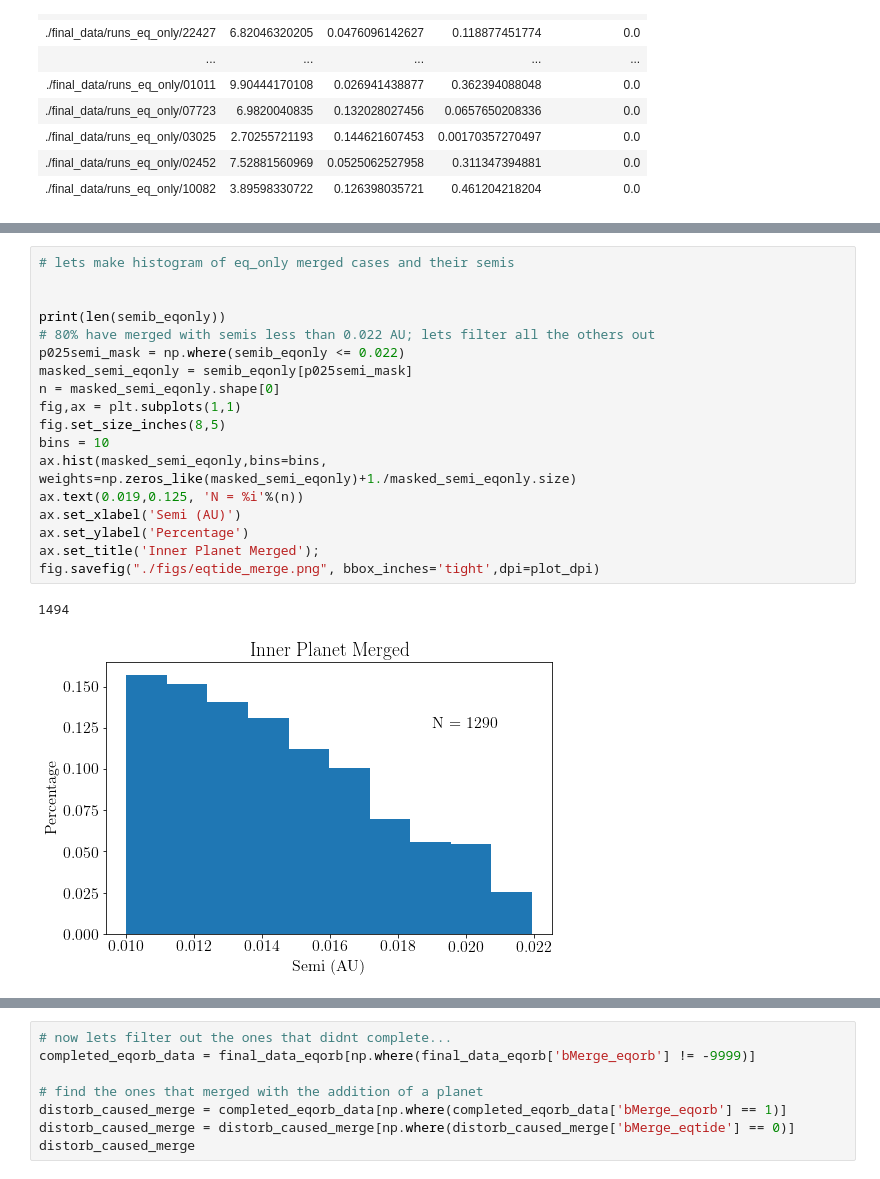
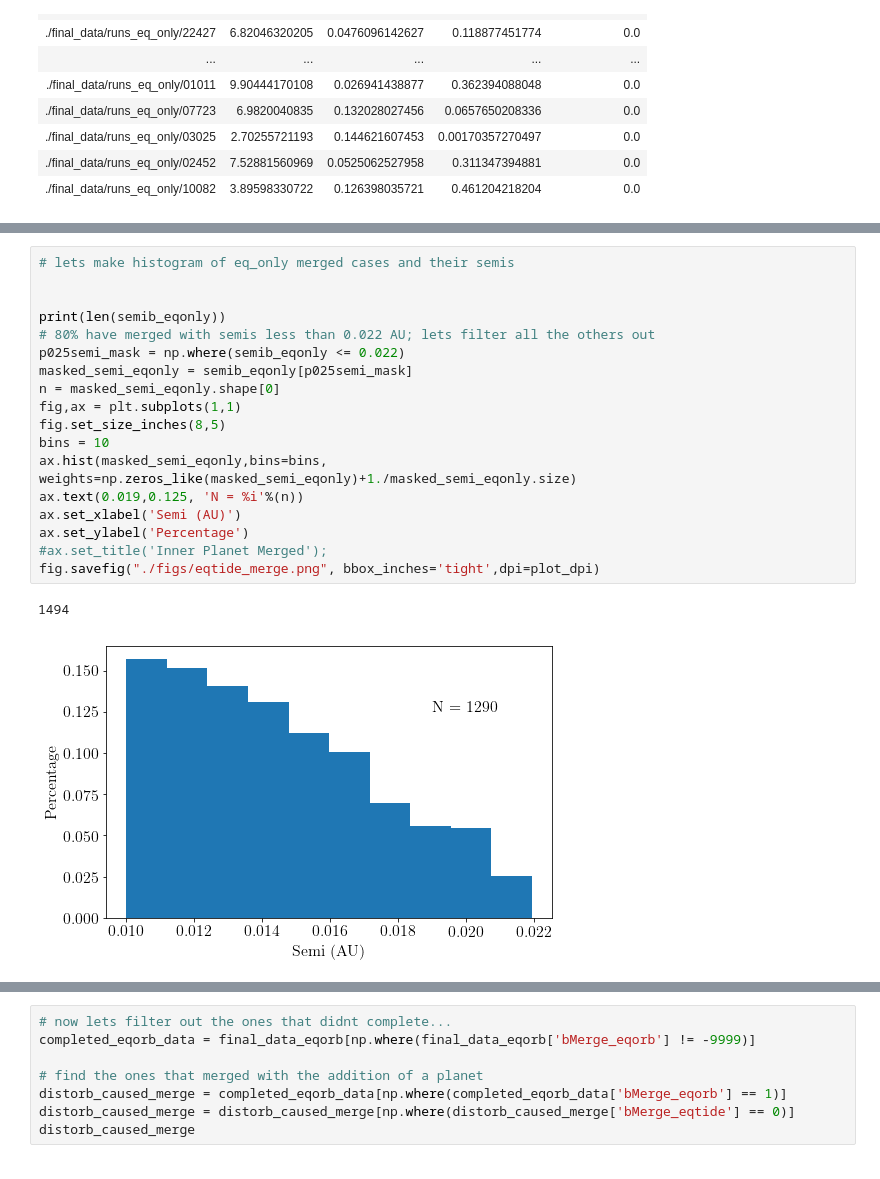
Before and after one commit to dm1681/MergingPerts, a Jupyter notebook: fig_gen.ipynb, the cells around one changed output, grey strips where cells are left out. Drawn from its saved outputs; the diff is of its cells as text.

```diff
--- a/fig_gen.ipynb
+++ b/fig_gen.ipynb
@@ -710,24 +724,24 @@ Making Eccentricty Plot
 # %%
 # lets make histogram of eq_only merged cases and their semis
 
 
 print(len(semib_eqonly))
 # 80% have merged with semis less than 0.022 AU; lets filter all the others out
 p025semi_mask = np.where(semib_eqonly <= 0.022)
 masked_semi_eqonly = semib_eqonly[p025semi_mask]
 n = masked_semi_eqonly.shape[0]
 fig,ax = plt.subplots(1,1)
 fig.set_size_inches(8,5)
 bins = 10
 ax.hist(masked_semi_eqonly,bins=bins, weights=np.zeros_like(masked_semi_eqonly)+1./masked_semi_eqonly.size)
 ax.text(0.019,0.125, 'N = %i'%(n))
 ax.set_xlabel('Semi (AU)')
 ax.set_ylabel('Percentage')
-ax.set_title('Inner Planet Merged');
+#ax.set_title('Inner Planet Merged');
 fig.savefig("./figs/eqtide_merge.png", bbox_inches='tight',dpi=plot_dpi)
 # %% [output]
 1494
-[figure, old version]
+[figure, new version]
 # %%
 merged_data_eqorb = final_data_eqorb[np.where(final_data_eqorb['bMerge_eqorb'] == 1)]
 n_merged_eqorb = len(merged_data_eqorb)
```
Also changed, not shown: parts of 13 cells of this notebook, 1 other file.
